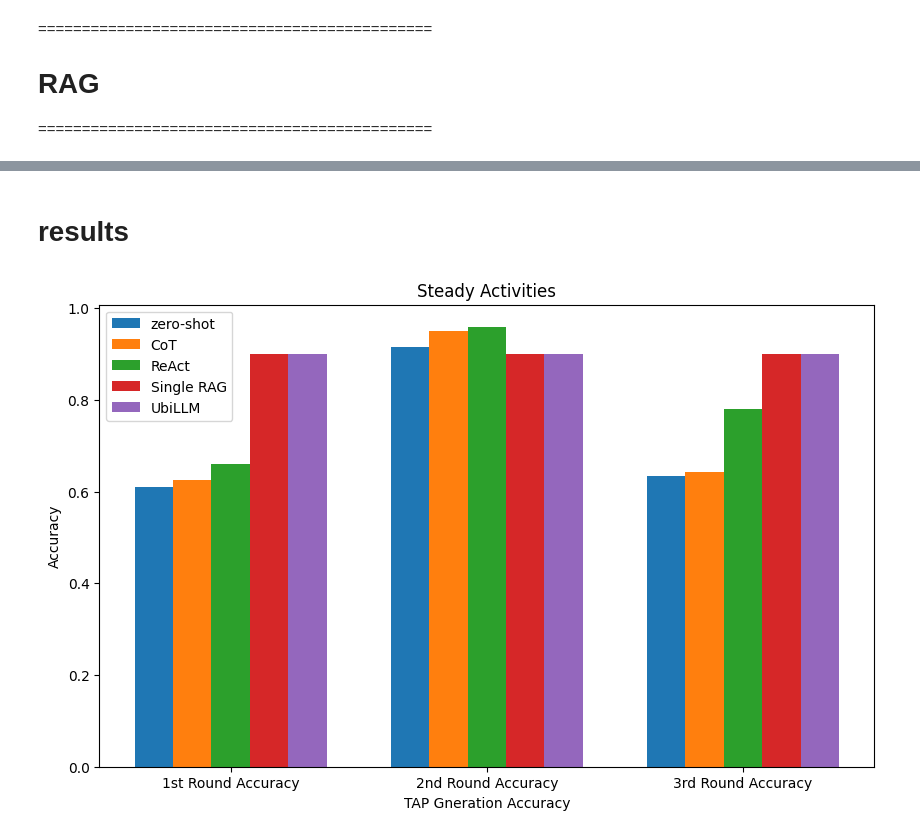
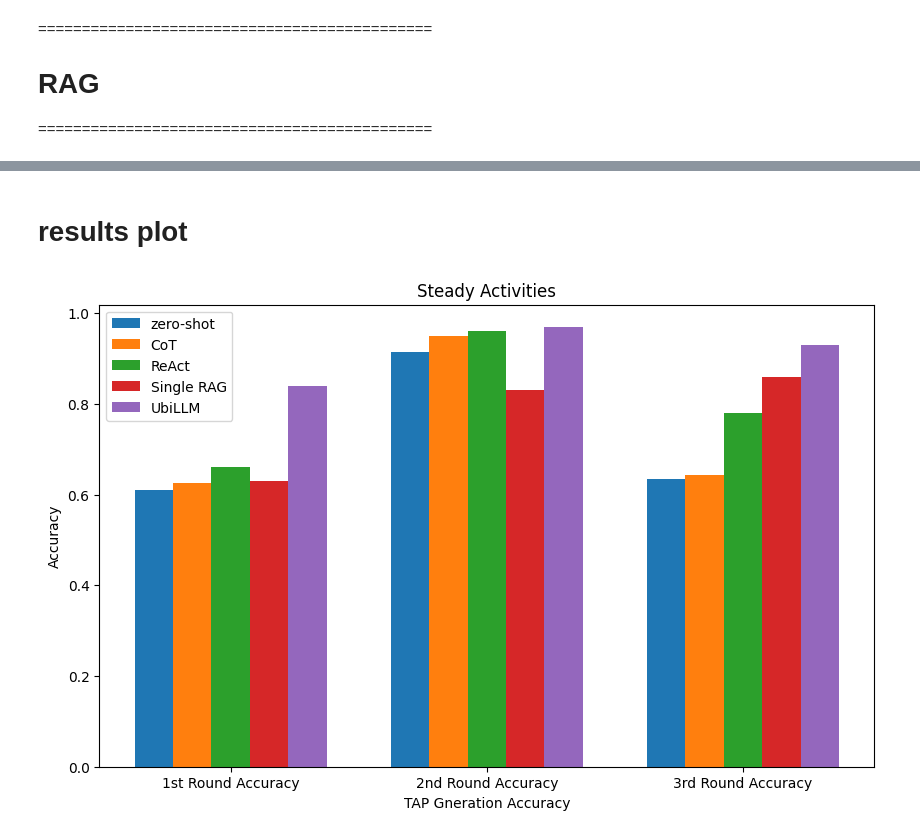
Before and after one commit to Biosheep227/ubihome, a Jupyter notebook: LLM/ubihome_main.ipynb, the cells around one changed output, grey strips where cells are left out. Drawn from its saved outputs; the diff is of its cells as text; code cells hidden in the pictures.

```diff
--- a/LLM/ubihome_main.ipynb
+++ b/LLM/ubihome_main.ipynb
@@ -1481,37 +1360,37 @@ while True:
 # %% [markdown]
-# results
+# results plot
 # %%
 import matplotlib.pyplot as plt
 import numpy as np
 
 # Sample data for accuracy of 5 methods across 3 rounds
 methods = ['zero-shot', 'CoT', 'ReAct', 'Single RAG', 'UbiLLM']
 rounds = ['1st Round Accuracy', '2nd Round Accuracy', '3rd Round Accuracy']
 accuracy_data = {
     'zero-shot': [0.61, 0.915, 0.635],
     'CoT': [0.625, 0.950, 0.643],
     'ReAct': [0.66, 0.96, 0.78],
-    'Single RAG': [0.90, 0.90, 0.90],
-    'UbiLLM': [0.90, 0.90, 0.90]
+    'Single RAG': [0.63, 0.83, 0.86],
+    'UbiLLM': [0.84, 0.97, 0.93]
 }
 
 # Number of methods
 num_methods = len(methods)
 bar_width = 0.15  # Width of the bars
 index = np.arange(len(rounds))  # X locations for each round
 
 # Plotting
 plt.figure(figsize=(10, 6))
 for i, (method, accuracies) in enumerate(accuracy_data.items()):
     plt.bar(index + i * bar_width, accuracies, bar_width, label=method)
 
 # Labels and titles
 plt.xlabel('TAP Gneration Accuracy')
 plt.ylabel('Accuracy')
 plt.title('Steady Activities')
 plt.xticks(index + bar_width * (num_methods - 1) / 2, rounds)
 plt.legend()
 
 plt.show()
 # %% [output]
-[figure, old version]
+[figure, new version]
```
Also changed, not shown: parts of 11 cells of this notebook, 4 other files.
